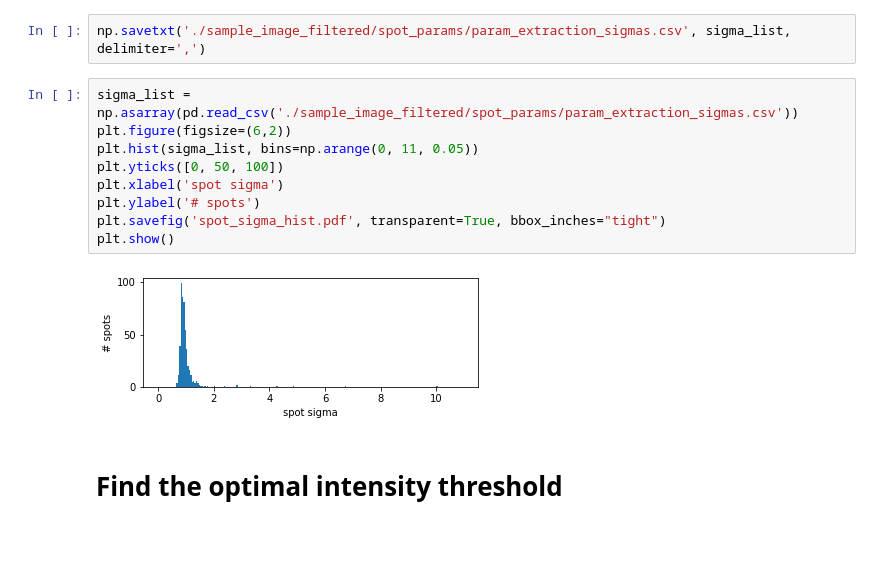
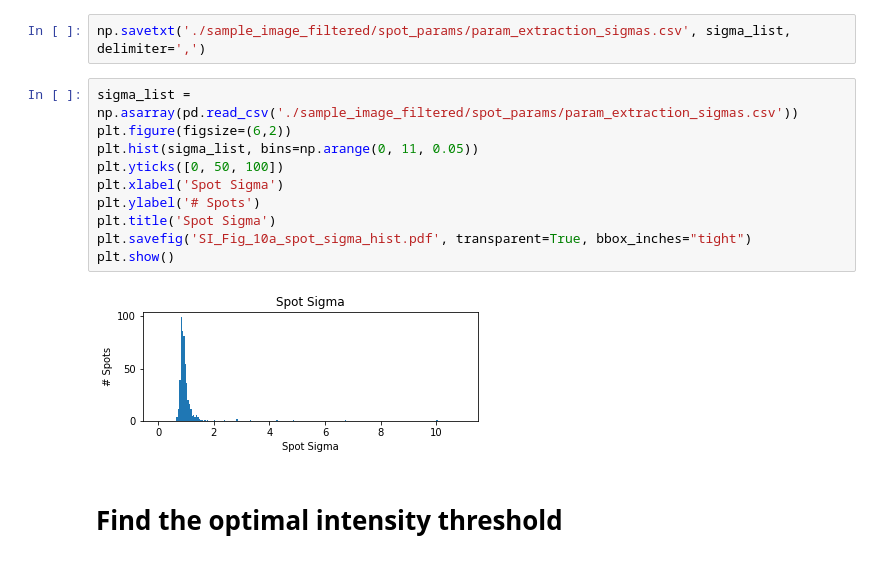
Before and after one commit to czbiohub-sf/instapaper, a Jupyter notebook: figures/MT/vignette_notebooks_and_figs/RCA/pipeline_test_RCA.ipynb, the cells around one changed output. Saved outputs shown, nothing was run; the diff lists cells and outputs as text.

```diff
--- a/figures/MT/vignette_notebooks_and_figs/RCA/pipeline_test_RCA.ipynb
+++ b/figures/MT/vignette_notebooks_and_figs/RCA/pipeline_test_RCA.ipynb
@@ -121,14 +124,15 @@ np.savetxt('./sample_image_filtered/spot_params/param_extraction_sigmas.csv', si
 # %%
 sigma_list = np.asarray(pd.read_csv('./sample_image_filtered/spot_params/param_extraction_sigmas.csv'))
 plt.figure(figsize=(6,2))
 plt.hist(sigma_list, bins=np.arange(0, 11, 0.05))
 plt.yticks([0, 50, 100])
-plt.xlabel('spot sigma')
-plt.ylabel('# spots')
-plt.savefig('spot_sigma_hist.pdf', transparent=True, bbox_inches="tight")
+plt.xlabel('Spot Sigma')
+plt.ylabel('# Spots')
+plt.title('Spot Sigma')
+plt.savefig('SI_Fig_10a_spot_sigma_hist.pdf', transparent=True, bbox_inches="tight")
 plt.show()
 # %% [output]
-[figure, old version]
+[figure, new version]
 # %% [markdown]
 # Find the optimal intensity threshold
 # %% [markdown]
```
Also changed, not shown: parts of 4 cells of this notebook, 12 other files.
